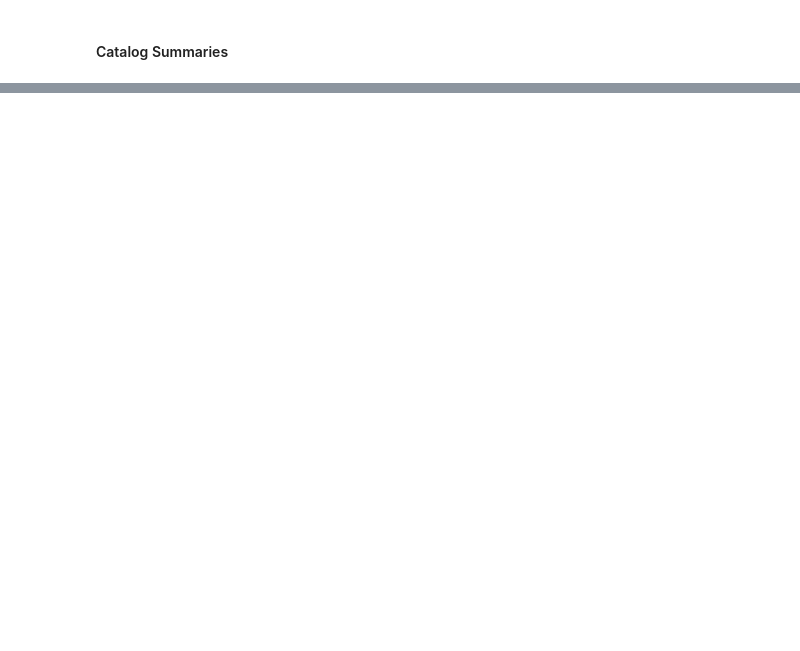
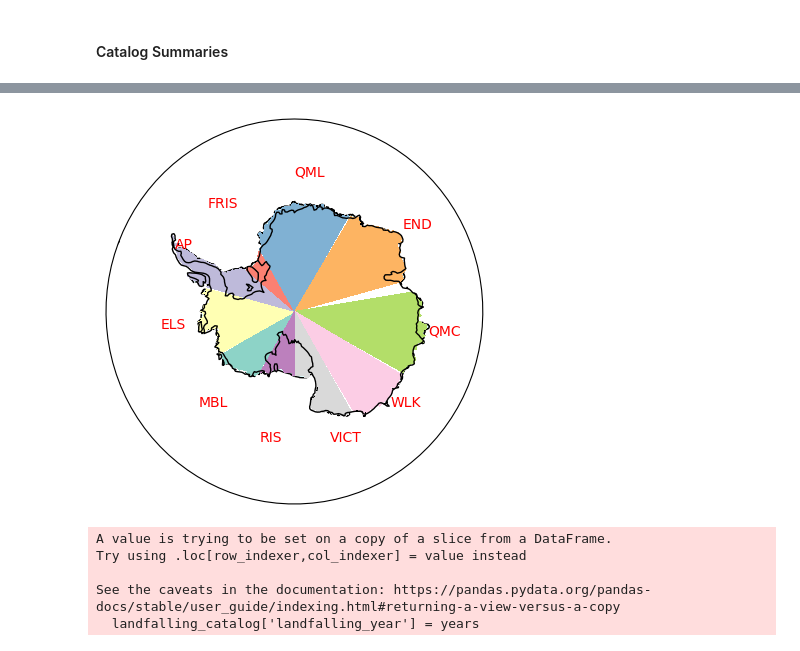
Before and after one commit to jbbutler/extreme_antarctic_ARs, a Jupyter notebook: notebooks/paper_plots.ipynb, the cells around one changed output, grey strips where cells are left out. Drawn from its saved outputs; the diff is of its cells as text; code cells hidden in the pictures; blank space fills up the shorter version.

```diff
--- a/notebooks/paper_plots.ipynb
+++ b/notebooks/paper_plots.ipynb
@@ -167,0 +269,42 @@ plt.savefig('../plots/paper_plots/spatiotemporal_stitching.png', bbox_inches='ti
+# %%
+fig, ax = plt.subplots(figsize=(10,5), subplot_kw=dict(projection=ccrs.Stereographic(central_longitude=0., central_latitude=-90.)))
+i = 0
+da_lst = []
+color_mapping = {}
+for label, mask in region_masks.items():
+    mask = mask.sel(lat=slice(-90, -39))
+    no_zeros = mask.where(mask)
+
+    color_mapping[label] = Set3(i)
+
+    da_lst.append(no_zeros)
+    ax.contourf(mask.lon, mask.lat, no_zeros.values, transform=ccrs.PlateCarree(), colors=[Set3(i)], zorder=30)
+    ax.text((region_defs[label][0] + region_defs[label][1])/2, -65, label, transform=ccrs.PlateCarree(), color='red', zorder=40)
+    i += 1
+
+ax.set_extent([-180,180,-90,-55], ccrs.PlateCarree())
+ice_shelf_poly = cfeature.NaturalEarthFeature('physical', 'antarctic_ice_shelves_polys', '50m',edgecolor='none',facecolor='lightcyan') # 10m, 50m, 110m
+ax.add_feature(ice_shelf_poly,linewidth=3)
+ice_shelf_line = cfeature.NaturalEarthFeature('physical', 'antarctic_ice_shelves_lines', '50m',edgecolor='black',facecolor='none') # 10m, 50m, 110m
+ax.add_feature(ice_shelf_line,linewidth=1,zorder=13)
+ax.coastlines(resolution='110m',linewidth=1,zorder=32)
+
+# Map extent
+theta = np.linspace(0, 2*np.pi, 100)
+center, radius = [0.5, 0.5], 0.5
+verts = np.vstack([np.sin(theta), np.cos(theta)]).T
+circle = mpath.Path(verts * radius + center)
+ax.set_boundary(circle, transform=ax.transAxes)
+#ax.gridlines(alpha=0.5, zorder=33);
+# %% [output]
+[figure, added]
+# %%
+years = landfalling_catalog.start_date.dt.year
+landfalling_catalog['landfalling_year'] = years
+year_df = landfalling_catalog.groupby('landfalling_year', as_index=False).size()
+# %% [output]
+A value is trying to be set on a copy of a slice from a DataFrame.
+Try using .loc[row_indexer,col_indexer] = value instead
+
+See the caveats in the documentation: https://pandas.pydata.org/pandas-docs/stable/user_guide/indexing.html#returning-a-view-versus-a-copy
+  landfalling_catalog['landfalling_year'] = years
```
Also changed, not shown: parts of 20 cells of this notebook, 7 other files.
